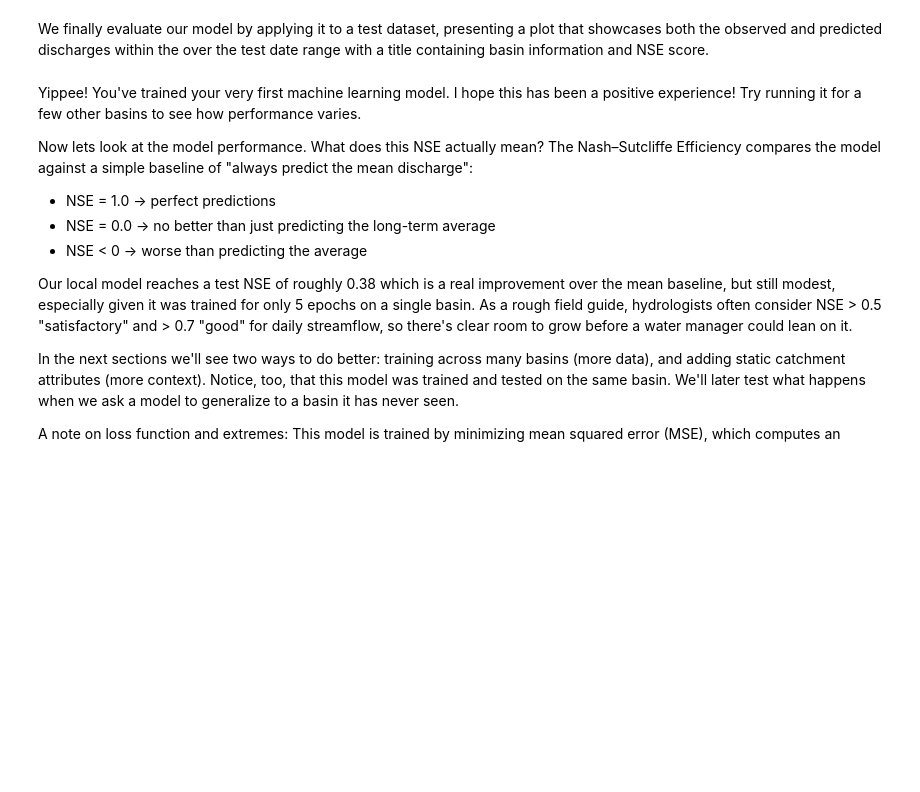
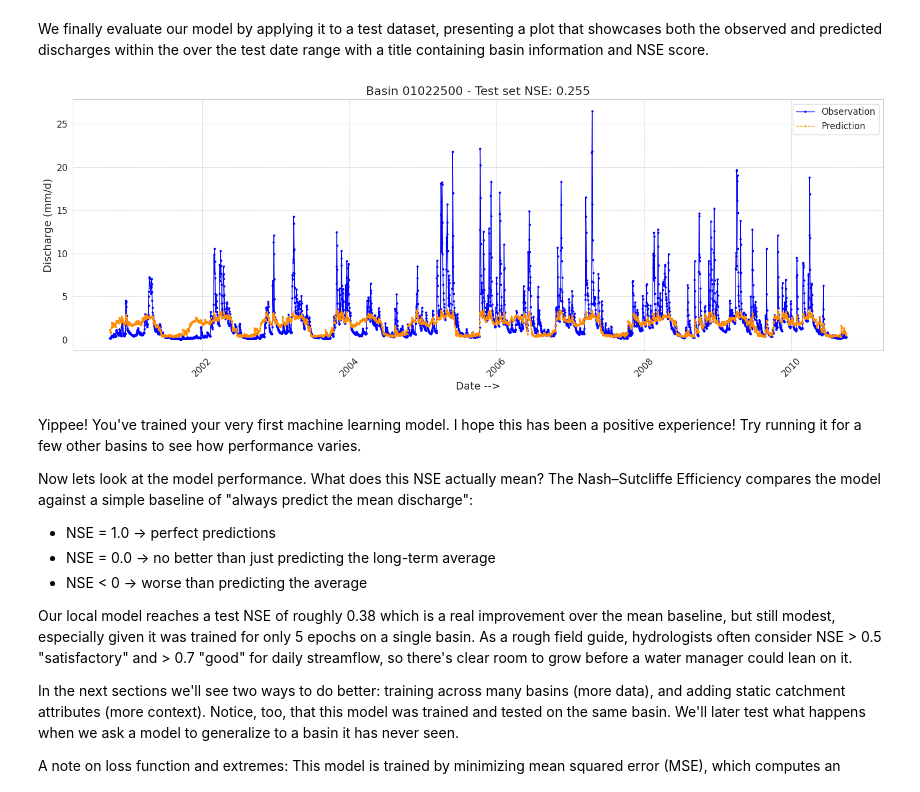
Before and after one commit to kiplimock/camels-hydrological-modeling, a Jupyter notebook: Planning_For_Floods_&_Droughts_Intro_To_AI_Driven_Hydrological_Modeling.ipynb, the cells around one changed output. Cells and saved outputs as stored; diff of their text form; code cells hidden in the pictures; blank space fills up the shorter version.

```diff
--- a/Planning_For_Floods_&_Droughts_Intro_To_AI_Driven_Hydrological_Modeling.ipynb
+++ b/Planning_For_Floods_&_Droughts_Intro_To_AI_Driven_Hydrological_Modeling.ipynb
@@ -1381,34 +1381,36 @@ def plot_results(date_range, observations, predictions, basin, nse):
     ax.tick_params(axis='x', rotation=45)
     ax.tick_params(axis='both', which='major', labelsize=12)
 
     # Enhance grid visibility
     ax.grid(True, which='both', linestyle='--', linewidth=0.5)
 
     # Tight layout for better spacing
     plt.tight_layout()
 
     # Display the plot
     plt.show()
 
 # Evaluate on test set
 basin = basins[0]
 
 #Evaluate the model and return observations and predictions
 obs, preds = eval_model(model, test_loader)
 
 #Rescale predictions to their original scale.
-preds_rescaled = ds_val.local_rescale(preds.numpy(), variable='output')
+preds_rescaled = ds_val.local_rescale(preds.to("cpu").numpy(), variable='output')
 
 #Calculate the Nash-Sutcliffe Efficiency.
 nse = calc_nse(obs.numpy(), preds_rescaled)
 
 # Define date range for plotting
 start_date = ds_test.dates[0]
 end_date = ds_test.dates[-1]  # Assuming 'dates' is a list of all dates in the test set
 date_range = pd.date_range(start_date, end_date + pd.DateOffset(days=1))
 
 # Plot results
 plot_results(date_range, obs, preds_rescaled, basin, nse)
+# %% [output]
+[figure, added]
 # %% [markdown]
 Yippee! You've trained your very first machine learning model. I hope this has been a positive experience! Try running it for a few other basins to see how performance varies.
 
```
Also changed, not shown: parts of 1 cell of this notebook.
